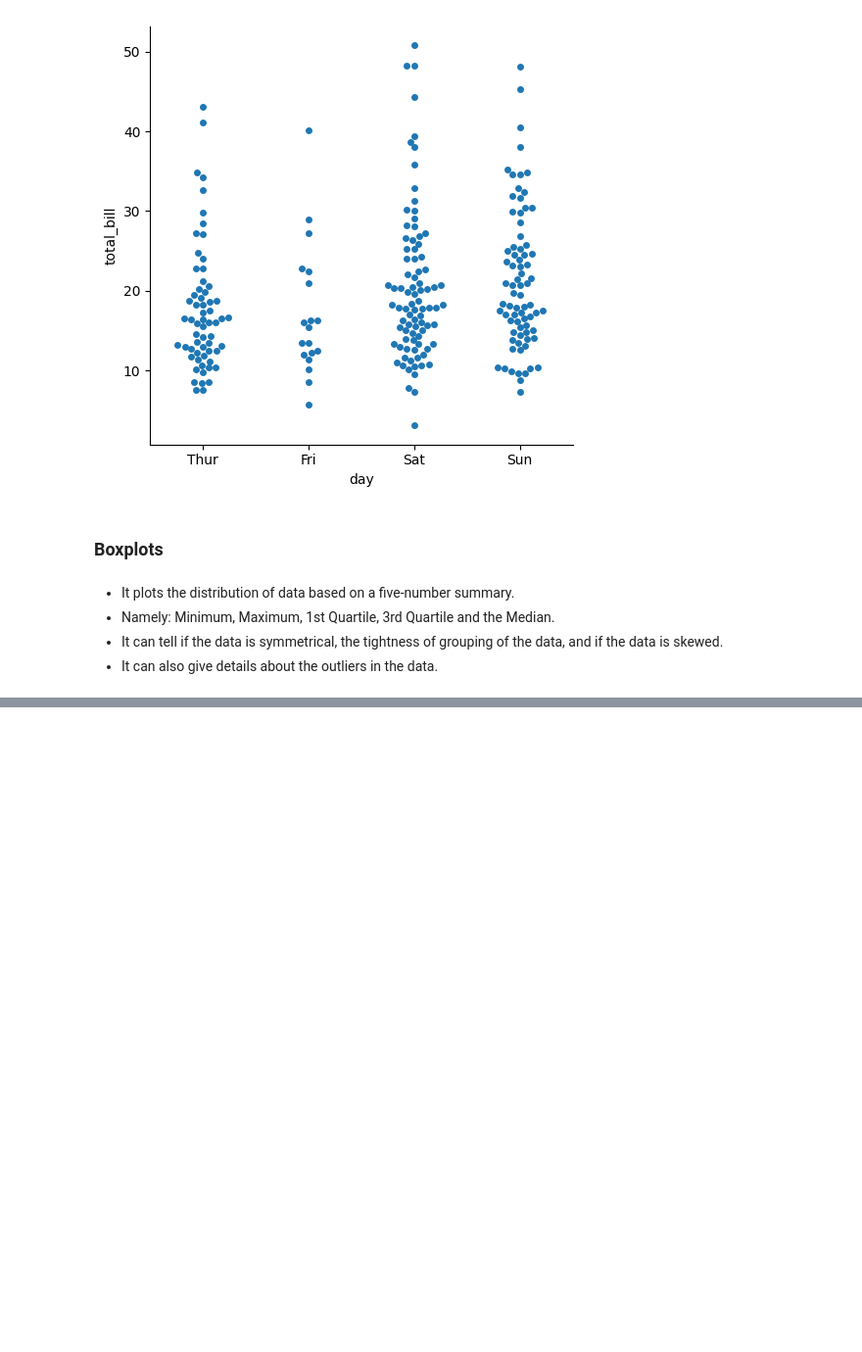
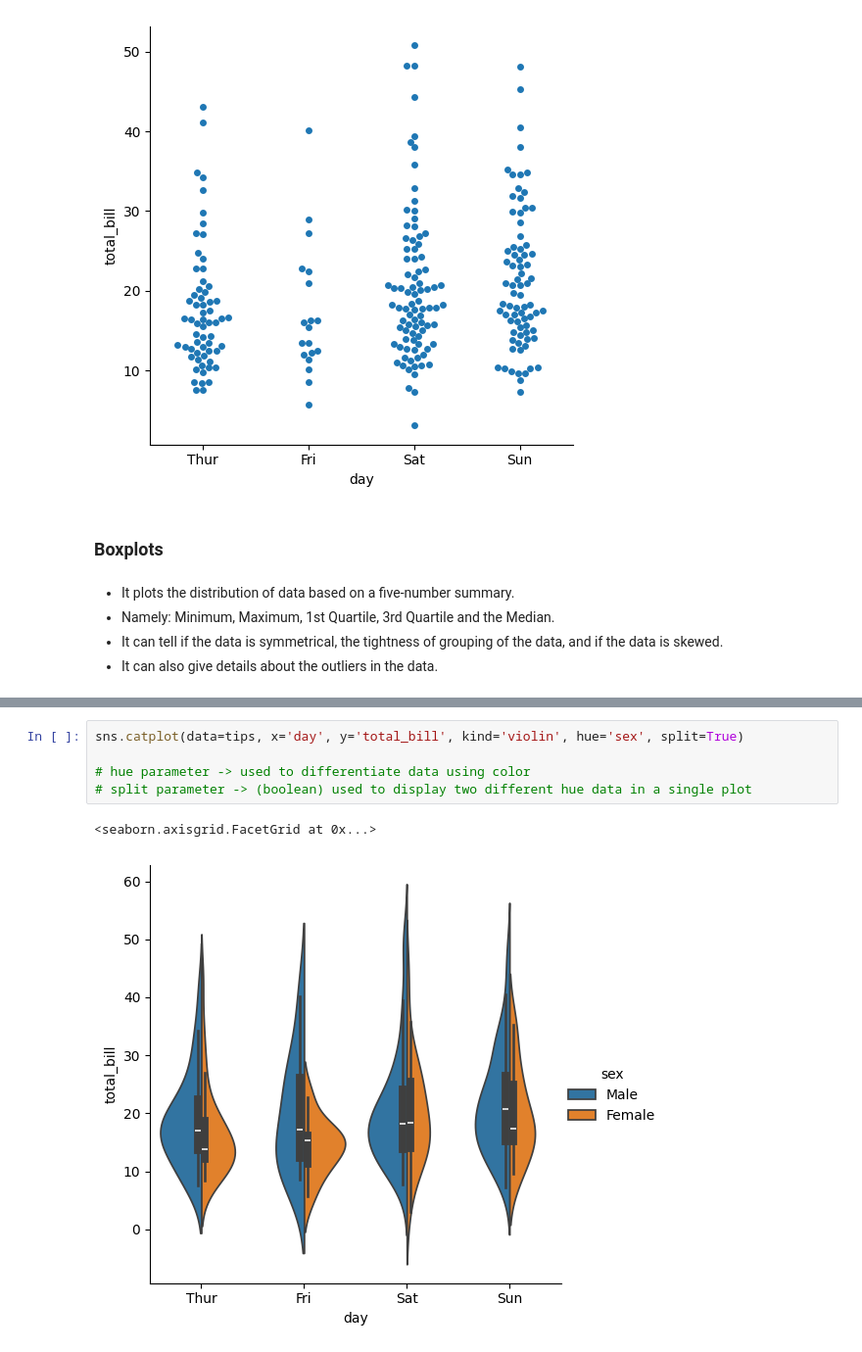
Before and after one commit to SajalK326/Python-Libraries-Fundamentals, a Jupyter notebook: Seaborn_tutorial/seaborn_tutorial.ipynb, the cells around one changed output, grey strips where cells are left out. Shown at 98% size. Cells and saved outputs as stored; diff of their text form; blank space fills up the shorter version.

```diff
--- a/Seaborn_tutorial/seaborn_tutorial.ipynb
+++ b/Seaborn_tutorial/seaborn_tutorial.ipynb
@@ -447,0 +465,8 @@ sns.catplot(data=tips, x='day', y='total_bill', kind='box')
+# %%
+sns.catplot(data=tips, x='day', y='total_bill', kind='violin', hue='sex', split=True)
+
+# hue parameter -> used to differentiate data using color
+# split parameter -> (boolean) used to display two different hue data in a single plot
+# %% [output]
+<seaborn.axisgrid.FacetGrid at 0x...>
+[figure, added]
```
Also changed, not shown: parts of 49 cells of this notebook.
